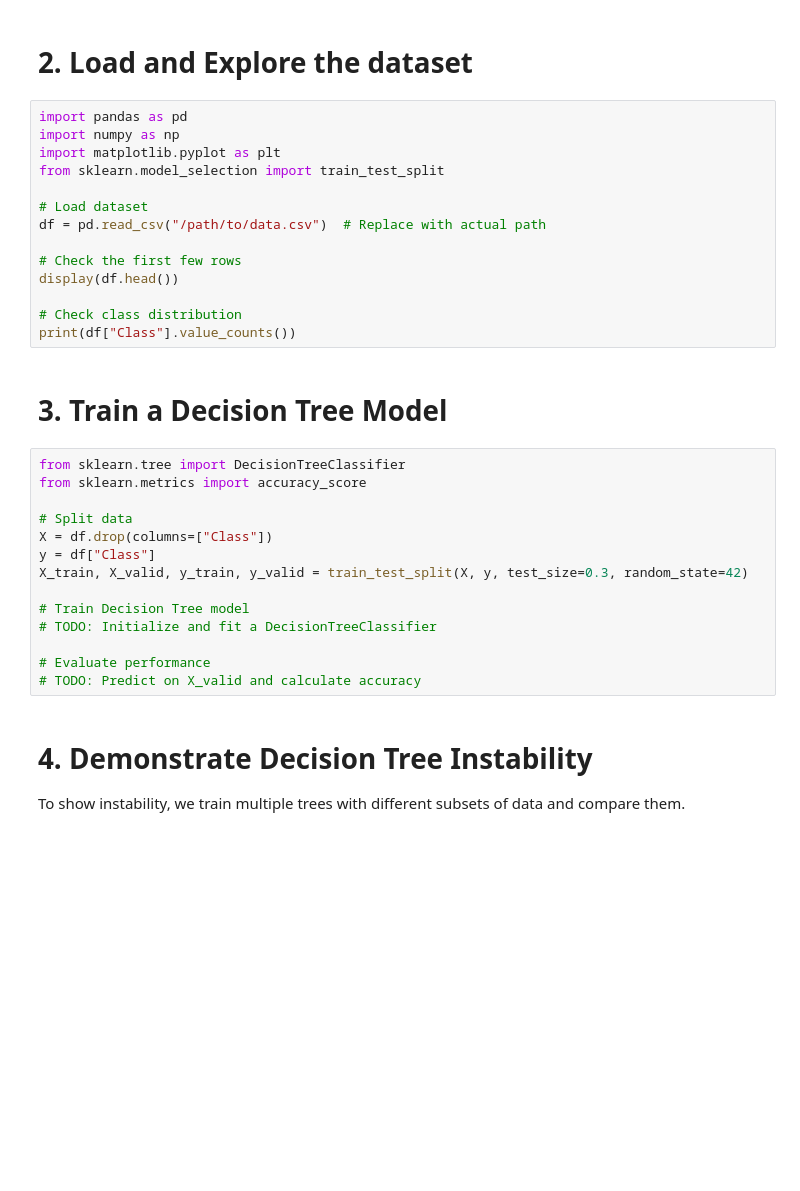
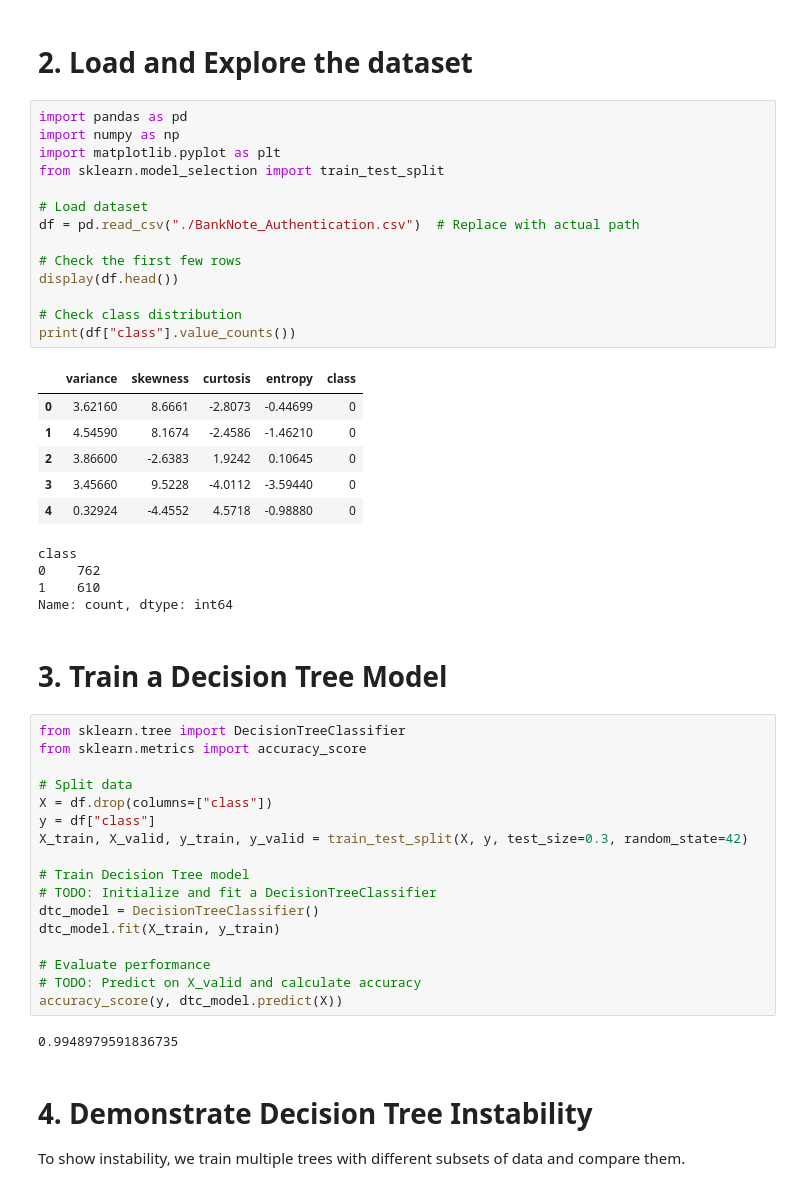
Before and after one commit to Kevin-2002/Gesture_Based_UI_Development, a Jupyter notebook: week7/Week 7 LabWork - decision_trees_lab.ipynb, the cells around one changed output. Saved outputs shown, nothing was run; the diff lists cells and outputs as text; blank space fills up the shorter version.

Commit message:
Used DecisionTreeClassifier (step3)

```diff
--- a/week7/Week 7 LabWork - decision_trees_lab.ipynb
+++ b/week7/Week 7 LabWork - decision_trees_lab.ipynb
@@ -27,17 +27,28 @@ For this lab, we will use the **Banknote Authentication Dataset**, which contain
 # %%
 import pandas as pd
 import numpy as np
 import matplotlib.pyplot as plt
 from sklearn.model_selection import train_test_split
 
 # Load dataset
-df = pd.read_csv("/path/to/data.csv")  # Replace with actual path
+df = pd.read_csv("./BankNote_Authentication.csv")  # Replace with actual path
 
 # Check the first few rows
 display(df.head())
 
 # Check class distribution
-print(df["Class"].value_counts())
+print(df["class"].value_counts())
+# %% [output]
+|  | variance | skewness | curtosis | entropy | class |
+| 0 | 3.62160 | 8.6661 | -2.8073 | -0.44699 | 0 |
+| 1 | 4.54590 | 8.1674 | -2.4586 | -1.46210 | 0 |
+| 2 | 3.86600 | -2.6383 | 1.9242 | 0.10645 | 0 |
+| 3 | 3.45660 | 9.5228 | -4.0112 | -3.59440 | 0 |
+| 4 | 0.32924 | -4.4552 | 4.5718 | -0.98880 | 0 |
+class
+0    762
+1    610
+Name: count, dtype: int64
 # %% [markdown]
 # 3. Train a Decision Tree Model
 # %%
@@ -45,15 +56,20 @@ from sklearn.tree import DecisionTreeClassifier
 from sklearn.metrics import accuracy_score
 
 # Split data
-X = df.drop(columns=["Class"])
-y = df["Class"]
+X = df.drop(columns=["class"])
+y = df["class"]
 X_train, X_valid, y_train, y_valid = train_test_split(X, y, test_size=0.3, random_state=42)
 
 # Train Decision Tree model
 # TODO: Initialize and fit a DecisionTreeClassifier
+dtc_model = DecisionTreeClassifier()
+dtc_model.fit(X_train, y_train)
 
 # Evaluate performance
 # TODO: Predict on X_valid and calculate accuracy
+accuracy_score(y, dtc_model.predict(X))
+# %% [output]
+0.9948979591836735
 # %% [markdown]
 # 4. Demonstrate Decision Tree Instability
 To show instability, we train multiple trees with different subsets of data and compare them.
```
Also changed, not shown: parts of 3 cells of this notebook.
